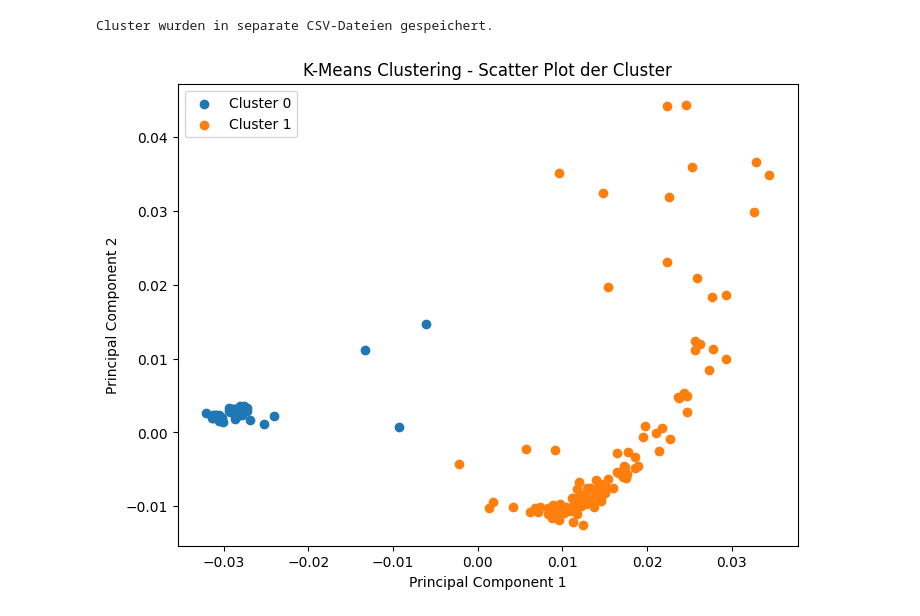
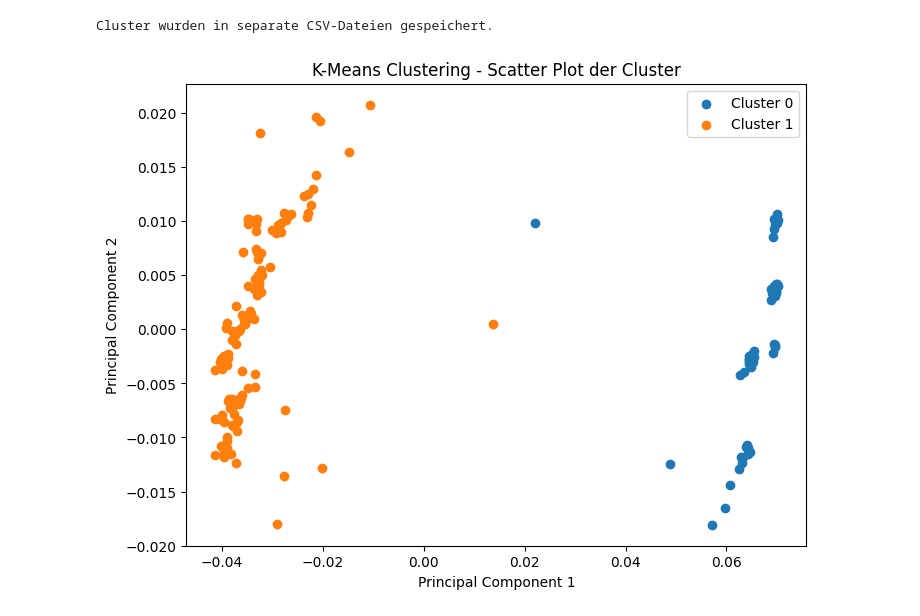
Before and after one commit to htsago/Sensorprobe, a Jupyter notebook: cluster.ipynb, the cells around one changed output. Saved outputs shown, nothing was run; the diff lists cells and outputs as text; code cells hidden in the pictures.

```diff
--- a/cluster.ipynb
+++ b/cluster.ipynb
@@ -5,7 +5,7 @@ import matplotlib.pyplot as plt
 from sklearn.decomposition import PCA
 
 # CSV-Datei einlesen
-file_path = 'D:\Sensorprobe\painting.csv'
+file_path = 'D:\Sensorprobe\drill.csv'
 df = pd.read_csv(file_path)
 
 # Anzahl der Cluster, die du erstellen möchtest
@@ -22,31 +22,31 @@ df['class'] = cluster_labels
 cluster_data = {}
 for cluster_id in range(num_clusters):
     cluster_data[cluster_id] = df[df['class'] == cluster_id]
 
 
 # Separate CSV-Dateien für jeden Cluster speichern
 for cluster_id, cluster_df in cluster_data.items():
     output_file_path = f'cluster_{cluster_id}.csv'
     cluster_df.to_csv(output_file_path, index=False)
 
 print("Cluster wurden in separate CSV-Dateien gespeichert.")
 
 # Dimensionalitätsreduktion auf 2 Dimensionen (PCA)
 pca = PCA(n_components=2)
 reduced_features = pca.fit_transform(df.iloc[:, :-1])
 
 # Scatter Plot erstellen
 plt.figure(figsize=(8, 6))
 for cluster_id, cluster_df in cluster_data.items():
     cluster_points = reduced_features[cluster_df.index]
     plt.scatter(cluster_points[:, 0], cluster_points[:, 1], label=f'Cluster {cluster_id}')
 
 
 plt.xlabel('Principal Component 1')
 plt.ylabel('Principal Component 2')
 plt.title('K-Means Clustering - Scatter Plot der Cluster')
 plt.legend()
 plt.show()
 # %% [output]
 Cluster wurden in separate CSV-Dateien gespeichert.
-[figure, old version]
+[figure, new version]
```
Also changed, not shown: 53 other files.
